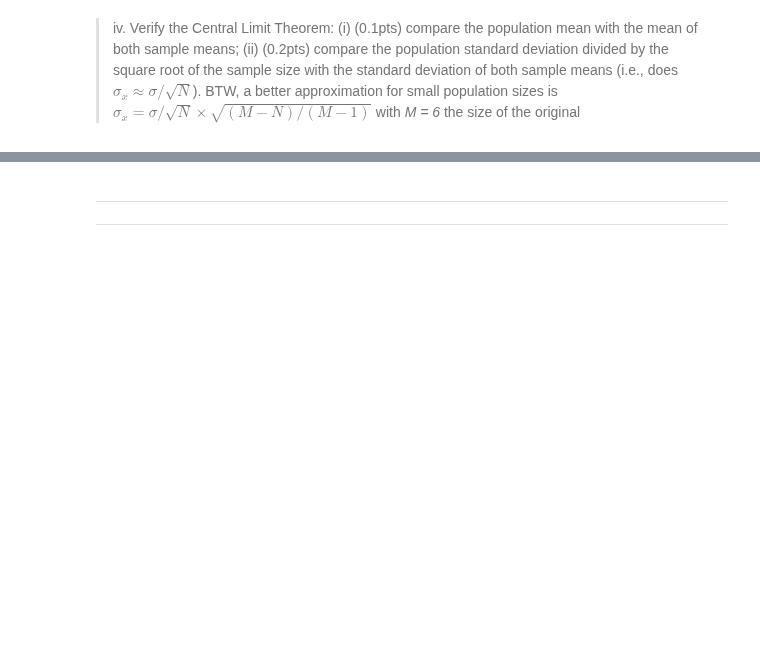
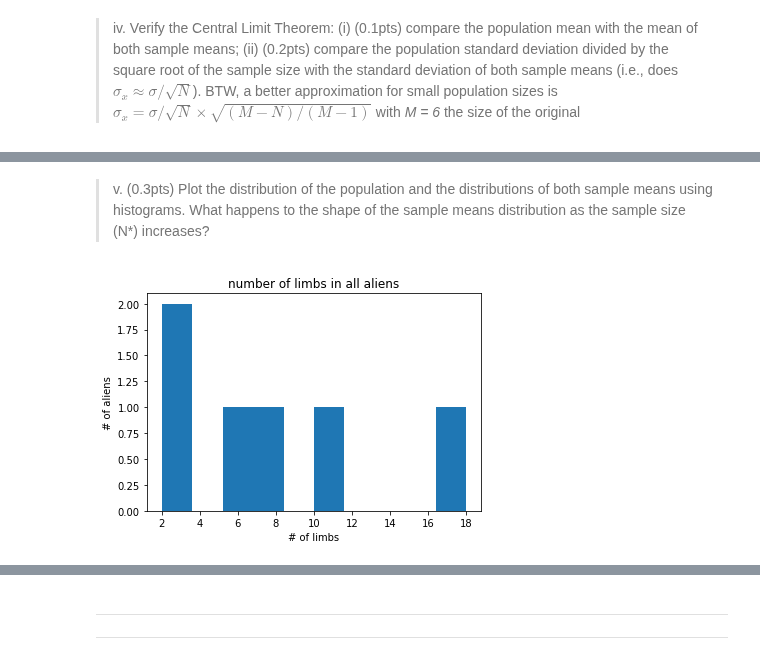
Before and after one commit to gabrielraya/Data-Mining, a Jupyter notebook: Assignment_2/Assignment_2.ipynb, the cells around one changed output, grey strips where cells are left out. Cells and saved outputs as stored; diff of their text form; code cells hidden in the pictures; blank space fills up the shorter version.

```diff
--- a/Assignment_2/Assignment_2.ipynb
+++ b/Assignment_2/Assignment_2.ipynb
@@ -180,3 +180,7 @@ The aim of this exercise is to learn how to calculate basic statistics in python
 <center>2,3,6,8,11,18</center>
 i. Find the mean $m$ and the standard deviation $\sigma$ of this population.
 + *You can use the methods numpy.ndarray.mean() and numpy.ndarray.std() to calculate the mean and standard deviation.*
+# %%
+limb_numbers = [2, 3, 6, 8, 11, 18]
+print(f'mean: {np.mean(limb_numbers)}')
+print(f'stddev: {np.std(limb_numbers)}')
@@ -197,0 +263,11 @@ small population sizes is $\sigma_x = \sigma / \sqrt{N} \times
+# %% [markdown]
+> v. (0.3pts) Plot the distribution of the population and the distributions of both sample means using histograms. What happens to the shape of the sample means distribution as the sample size (N*) increases?
+# %%
+import matplotlib.pyplot as plt
+plt.hist(limb_numbers)
+plt.xlabel('# of limbs')
+plt.ylabel('# of aliens')
+plt.title('number of limbs in all aliens')
+plt.show()
+# %% [output]
+[figure, added]
```
Also changed, not shown: parts of 11 cells of this notebook.
